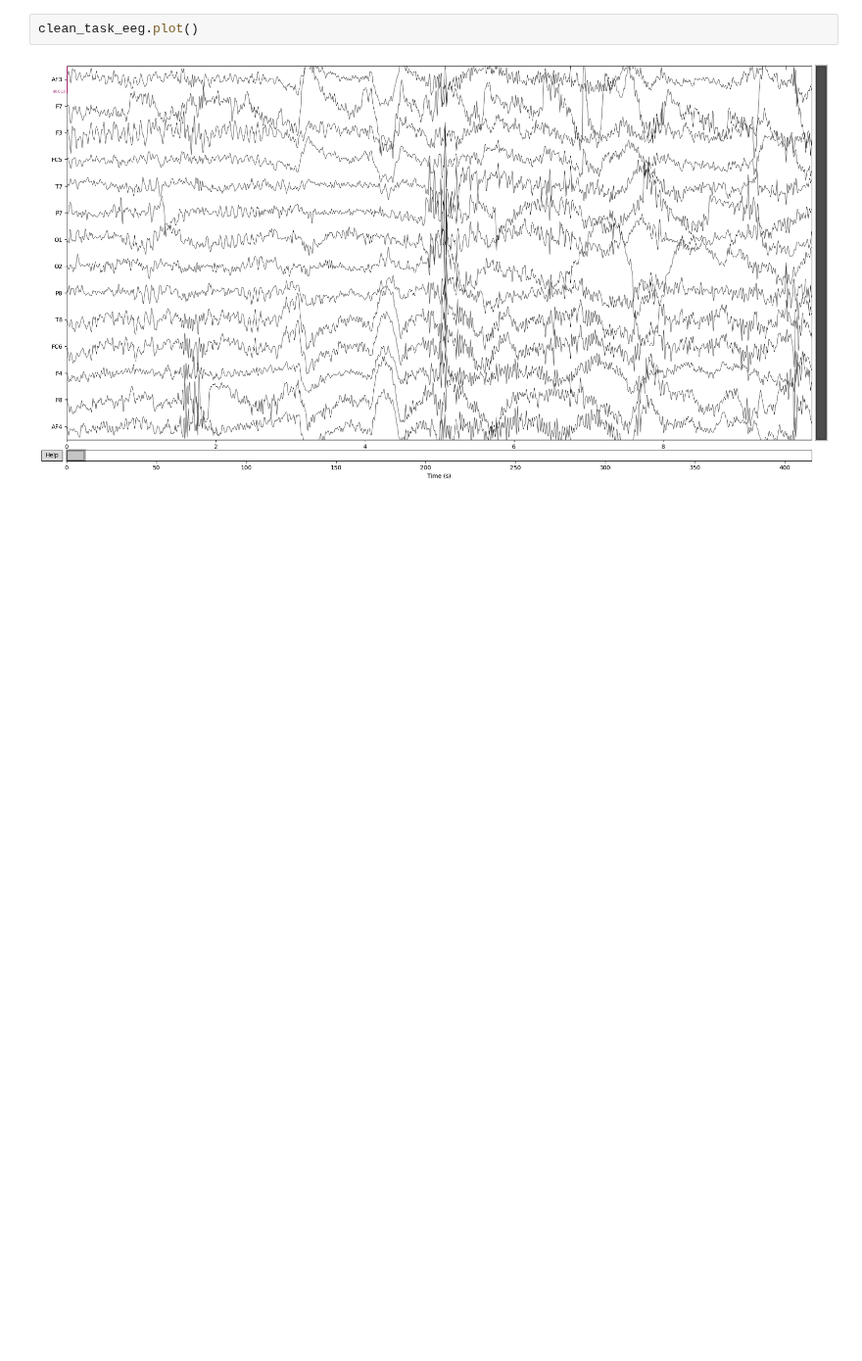
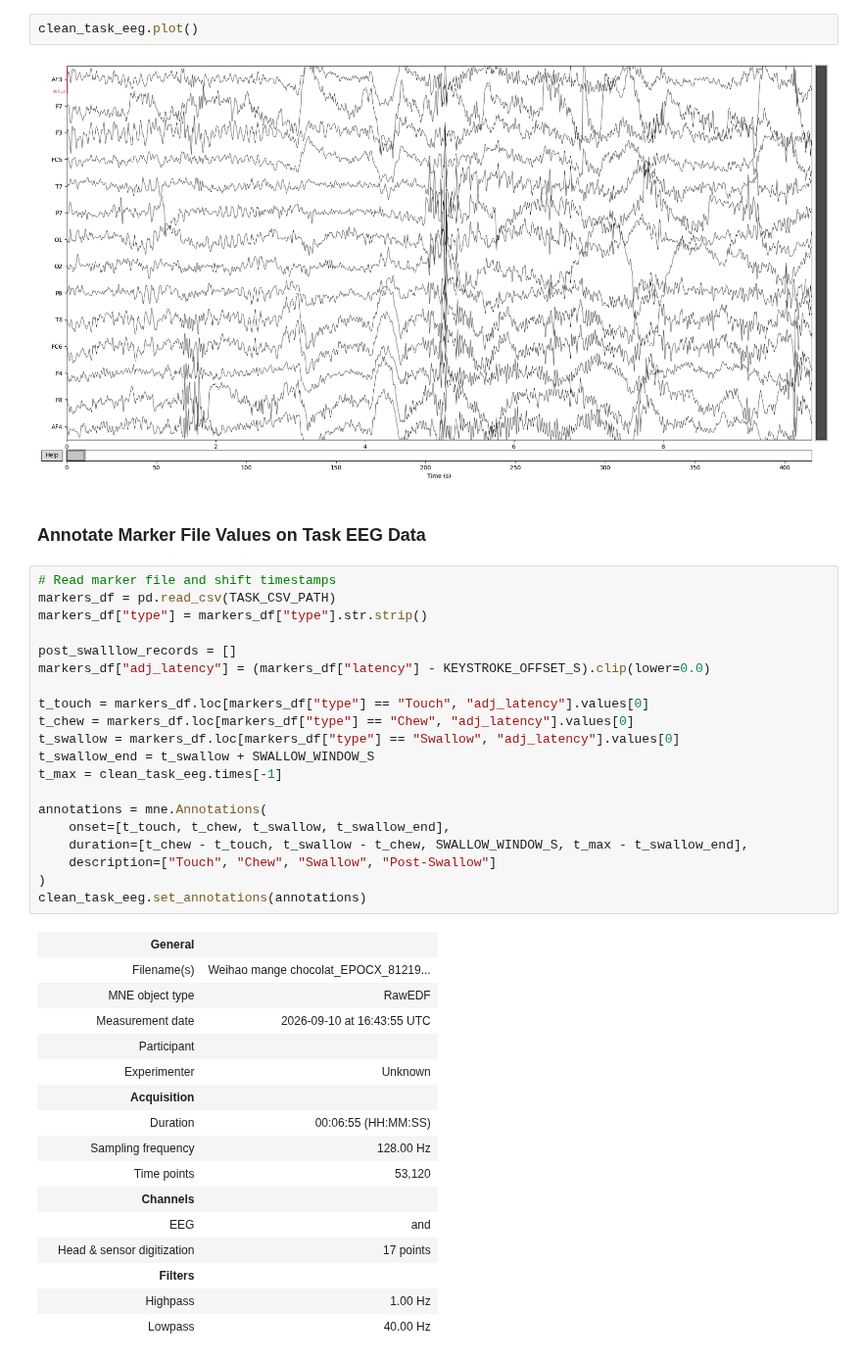
Before and after one commit to kojimainlearning/consumer_food_research, a Jupyter notebook: check_new_test.ipynb, the cells around one changed output. Shown at 98% size. Cells and saved outputs as stored; diff of their text form; blank space fills up the shorter version.

```diff
--- a/check_new_test.ipynb
+++ b/check_new_test.ipynb
@@ -150,3 +137,42 @@ clean_base_eeg.plot()
 clean_task_eeg.plot()
 # %% [output]
 [figure]
+# %% [markdown]
+### Annotate Marker File Values on Task EEG Data
+# %%
+# Read marker file and shift timestamps
+markers_df = pd.read_csv(TASK_CSV_PATH)
+markers_df["type"] = markers_df["type"].str.strip()
+
+post_swalllow_records = []
+markers_df["adj_latency"] = (markers_df["latency"] - KEYSTROKE_OFFSET_S).clip(lower=0.0)
+
+t_touch = markers_df.loc[markers_df["type"] == "Touch", "adj_latency"].values[0]
+t_chew = markers_df.loc[markers_df["type"] == "Chew", "adj_latency"].values[0]
+t_swallow = markers_df.loc[markers_df["type"] == "Swallow", "adj_latency"].values[0]
+t_swallow_end = t_swallow + SWALLOW_WINDOW_S
+t_max = clean_task_eeg.times[-1]
+
+annotations = mne.Annotations(
+    onset=[t_touch, t_chew, t_swallow, t_swallow_end],
+    duration=[t_chew - t_touch, t_swallow - t_chew, SWALLOW_WINDOW_S, t_max - t_swallow_end],
+    description=["Touch", "Chew", "Swallow", "Post-Swallow"]
+)
+clean_task_eeg.set_annotations(annotations)
+# %% [output]
+|  | General |  |
+|  | Filename(s) | Weihao mange chocolat_EPOCX_81219... |
+|  | MNE object type | RawEDF |
+|  | Measurement date | 2026-09-10 at 16:43:55 UTC |
+|  | Participant |  |
+|  | Experimenter | Unknown |
+|  | Acquisition |  |
+|  | Duration | 00:06:55 (HH:MM:SS) |
+|  | Sampling frequency | 128.00 Hz |
+|  | Time points | 53,120 |
+|  | Channels |  |
+|  | EEG | and |
+|  | Head & sensor digitization | 17 points |
+|  | Filters |  |
+|  | Highpass | 1.00 Hz |
+|  | Lowpass | 40.00 Hz |
```
Also changed, not shown: parts of 5 cells of this notebook.
